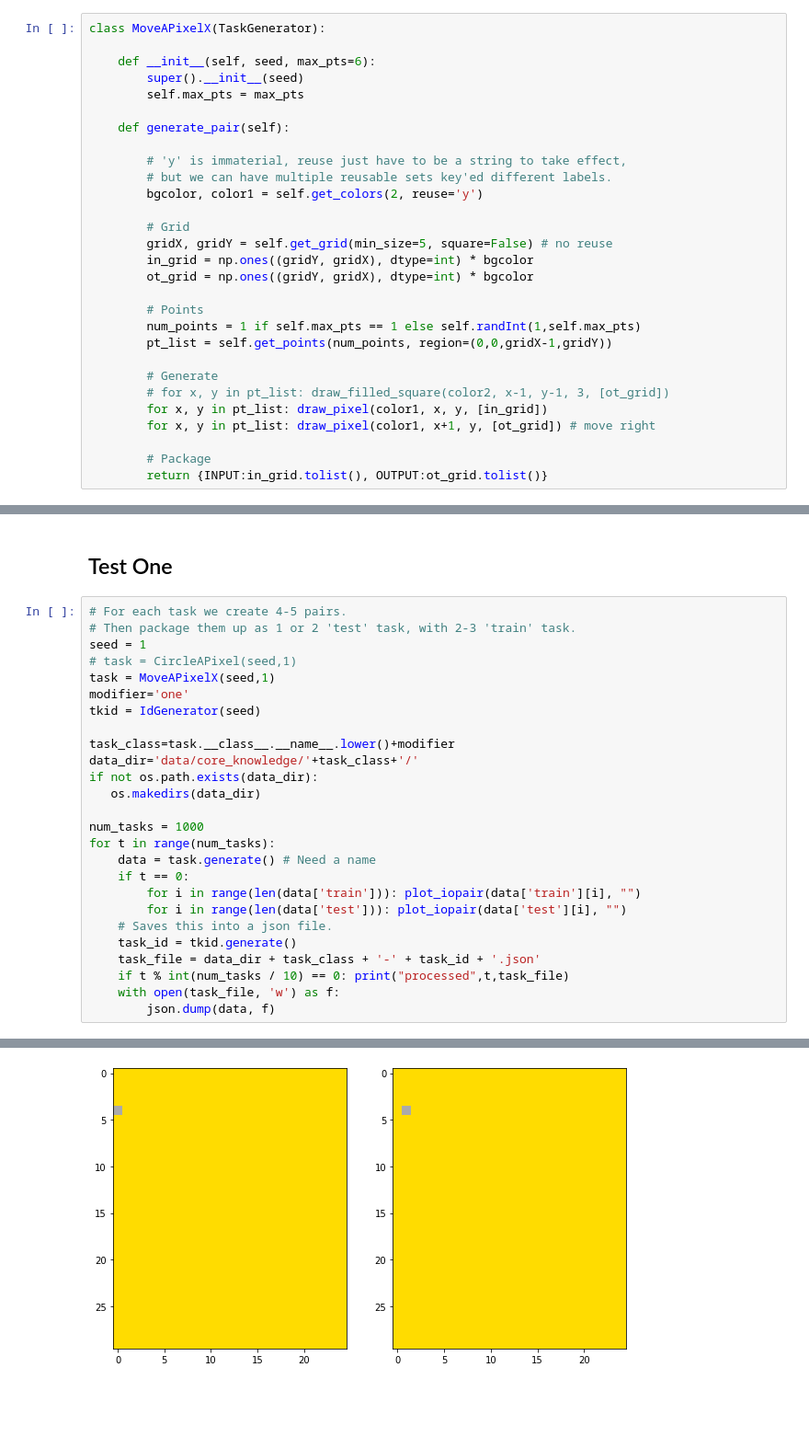
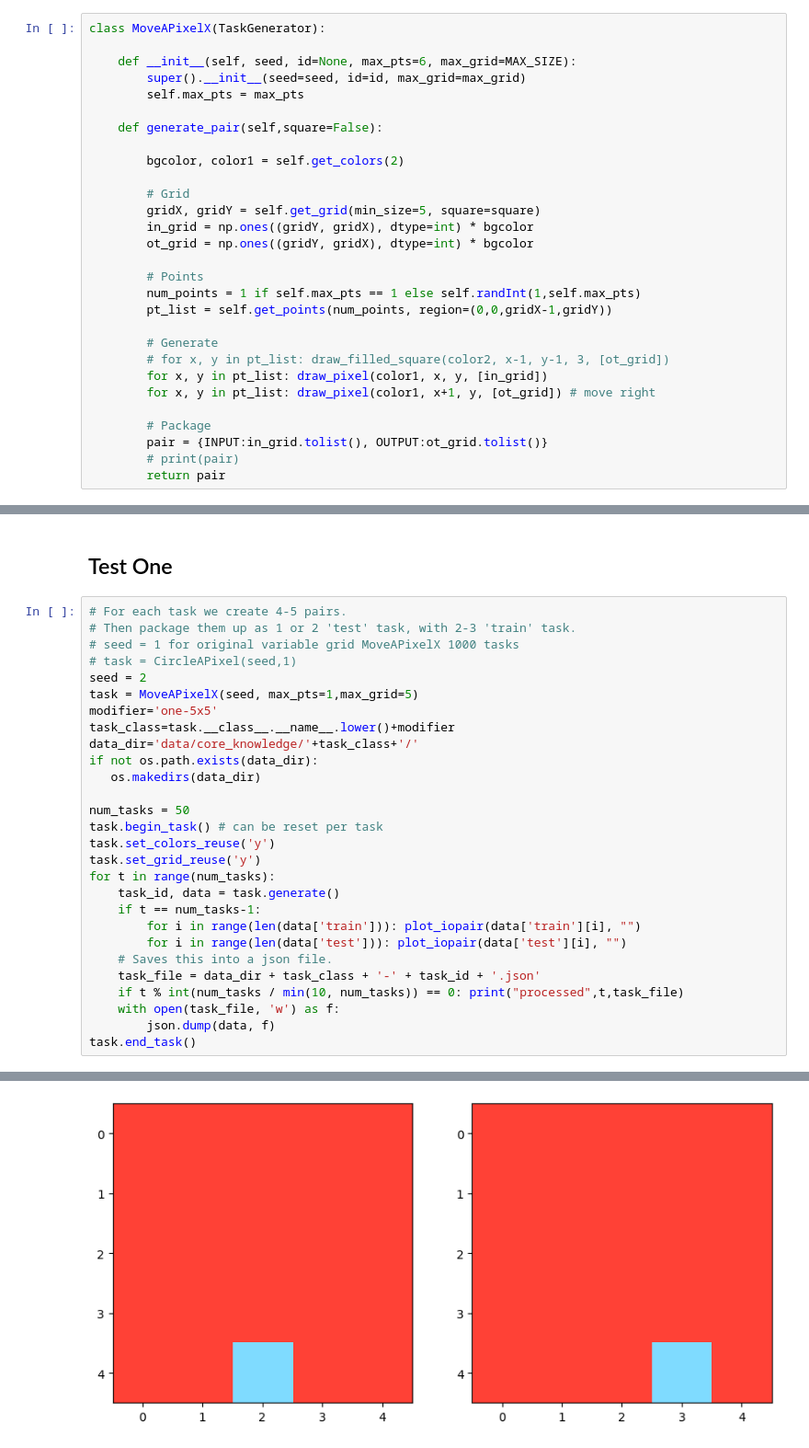
Before and after one commit to gkcng/arc, a Jupyter notebook: task_generator.ipynb, the cells around one changed output, grey strips where cells are left out. Shown: that part at 92% size. Cells and saved outputs as stored; diff of their text form; blank space fills up the shorter version.

Commit message:
Genereated 1 color 5x5 fixed grid moveapixel task test case

```diff
--- a/task_generator.ipynb
+++ b/task_generator.ipynb
@@ -208,18 +326,16 @@ class CircleAPixel(TaskGenerator):
 # %%
 class MoveAPixelX(TaskGenerator):
 
-    def __init__(self, seed, max_pts=6):
-        super().__init__(seed)
+    def __init__(self, seed, id=None, max_pts=6, max_grid=MAX_SIZE):
+        super().__init__(seed=seed, id=id, max_grid=max_grid)
         self.max_pts = max_pts
 
-    def generate_pair(self):
+    def generate_pair(self,square=False):
 
-        # 'y' is immaterial, reuse just have to be a string to take effect,
-        # but we can have multiple reusable sets key'ed different labels.
-        bgcolor, color1 = self.get_colors(2, reuse='y')
+        bgcolor, color1 = self.get_colors(2)
 
         # Grid
-        gridX, gridY = self.get_grid(min_size=5, square=False) # no reuse
+        gridX, gridY = self.get_grid(min_size=5, square=square)
         in_grid = np.ones((gridY, gridX), dtype=int) * bgcolor
         ot_grid = np.ones((gridY, gridX), dtype=int) * bgcolor
 
@@ -233,7 +349,9 @@ class MoveAPixelX(TaskGenerator):
         for x, y in pt_list: draw_pixel(color1, x+1, y, [ot_grid]) # move right
 
         # Package
-        return {INPUT:in_grid.tolist(), OUTPUT:ot_grid.tolist()}
+        pair = {INPUT:in_grid.tolist(), OUTPUT:ot_grid.tolist()}
+        # print(pair)
+        return pair
 # %% [markdown]
 # Generate
 
@@ -245,27 +363,29 @@ class MoveAPixelX(TaskGenerator):
 # %%
 # For each task we create 4-5 pairs.
 # Then package them up as 1 or 2 'test' task, with 2-3 'train' task.
-seed = 1
+# seed = 1 for original variable grid MoveAPixelX 1000 tasks
 # task = CircleAPixel(seed,1)
-task = MoveAPixelX(seed,1)
-modifier='one'
-tkid = IdGenerator(seed)
-
+seed = 2
+task = MoveAPixelX(seed, max_pts=1,max_grid=5)
+modifier='one-5x5'
 task_class=task.__class__.__name__.lower()+modifier
 data_dir='data/core_knowledge/'+task_class+'/'
 if not os.path.exists(data_dir):
    os.makedirs(data_dir)
 
-num_tasks = 1000
+num_tasks = 50
+task.begin_task() # can be reset per task
+task.set_colors_reuse('y')
+task.set_grid_reuse('y')
 for t in range(num_tasks):
-    data = task.generate() # Need a name
-    if t == 0:
+    task_id, data = task.generate()
+    if t == num_tasks-1:
         for i in range(len(data['train'])): plot_iopair(data['train'][i], "")
         for i in range(len(data['test'])): plot_iopair(data['test'][i], "")
     # Saves this into a json file.
-    task_id = tkid.generate()
     task_file = data_dir + task_class + '-' + task_id + '.json'
-    if t % int(num_tasks / 10) == 0: print("processed",t,task_file)
+    if t % int(num_tasks / min(10, num_tasks)) == 0: print("processed",t,task_file)
     with open(task_file, 'w') as f:
         json.dump(data, f)
+task.end_task()
 # %% [output]
@@ -282 +409 @@ processed 900 data/core_knowledge/moveapixelxone/moveapixelxone-d74538f839.json
-[figure, old version]
+[figure, new version]
```
Also changed, not shown: parts of 8 cells of this notebook, 51 other files.
